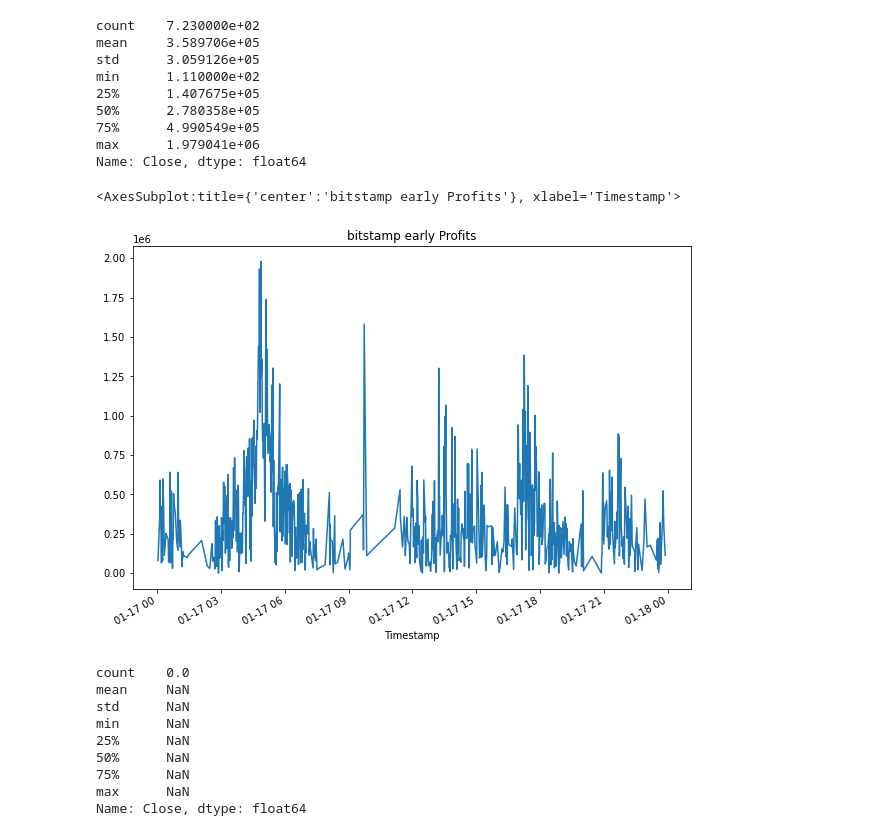
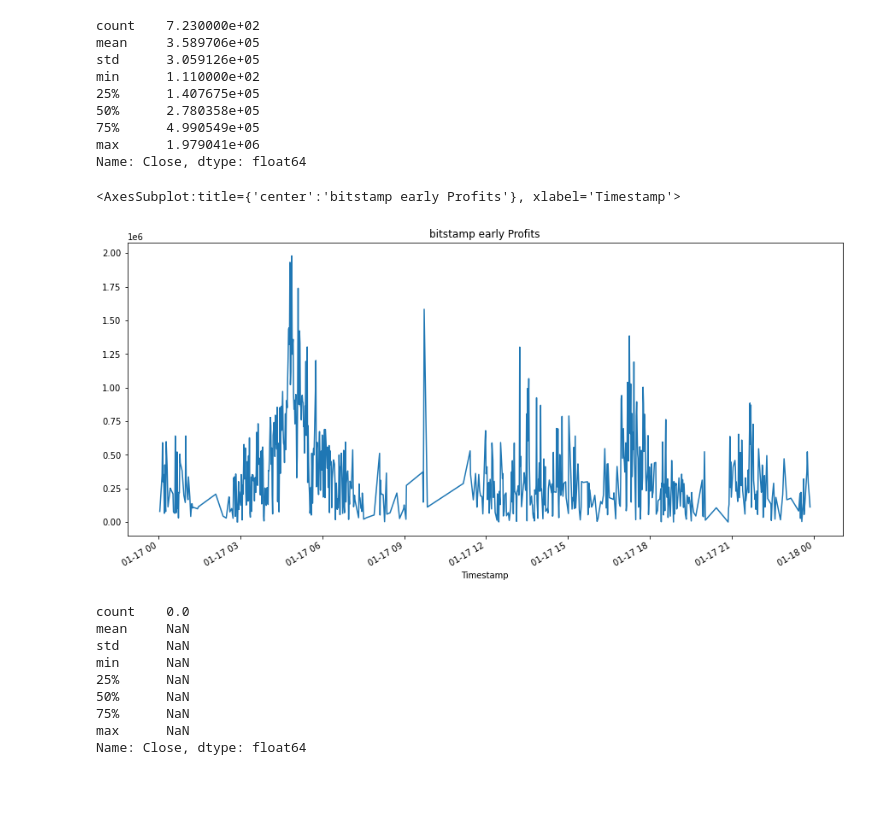
Before and after one commit to EGeorge2021r/Challenge3Repo, a Jupyter notebook: Starter_Code/crypto_arbitrage.ipynb, the cells around one changed output. Drawn from its saved outputs; the diff is of its cells as text; code cells hidden in the pictures; blank space fills up the shorter version.

```diff
--- a/Starter_Code/crypto_arbitrage.ipynb
+++ b/Starter_Code/crypto_arbitrage.ipynb
@@ -889,10 +889,10 @@ max      1.979041e+06
 Name: Close, dtype: float64
 # %%
 # Plot the results for the early profit per trade DataFrame
-profit_per_trade_early.plot(figsize=(10, 7), title="bitstamp early Profits")
+profit_per_trade_early.plot(figsize=(15, 7), kind="line", title="bitstamp early Profits")
 # %% [output]
 <AxesSubplot:title={'center':'bitstamp early Profits'}, xlabel='Timestamp'>
-[figure, old version]
+[figure, new version]
 # %%
 # Generate the summary statistics for the middle profit per trade DataFrame
 profit_per_trade_middle = profit_middle.dropna()
```
Also changed, not shown: parts of 9 cells of this notebook.
